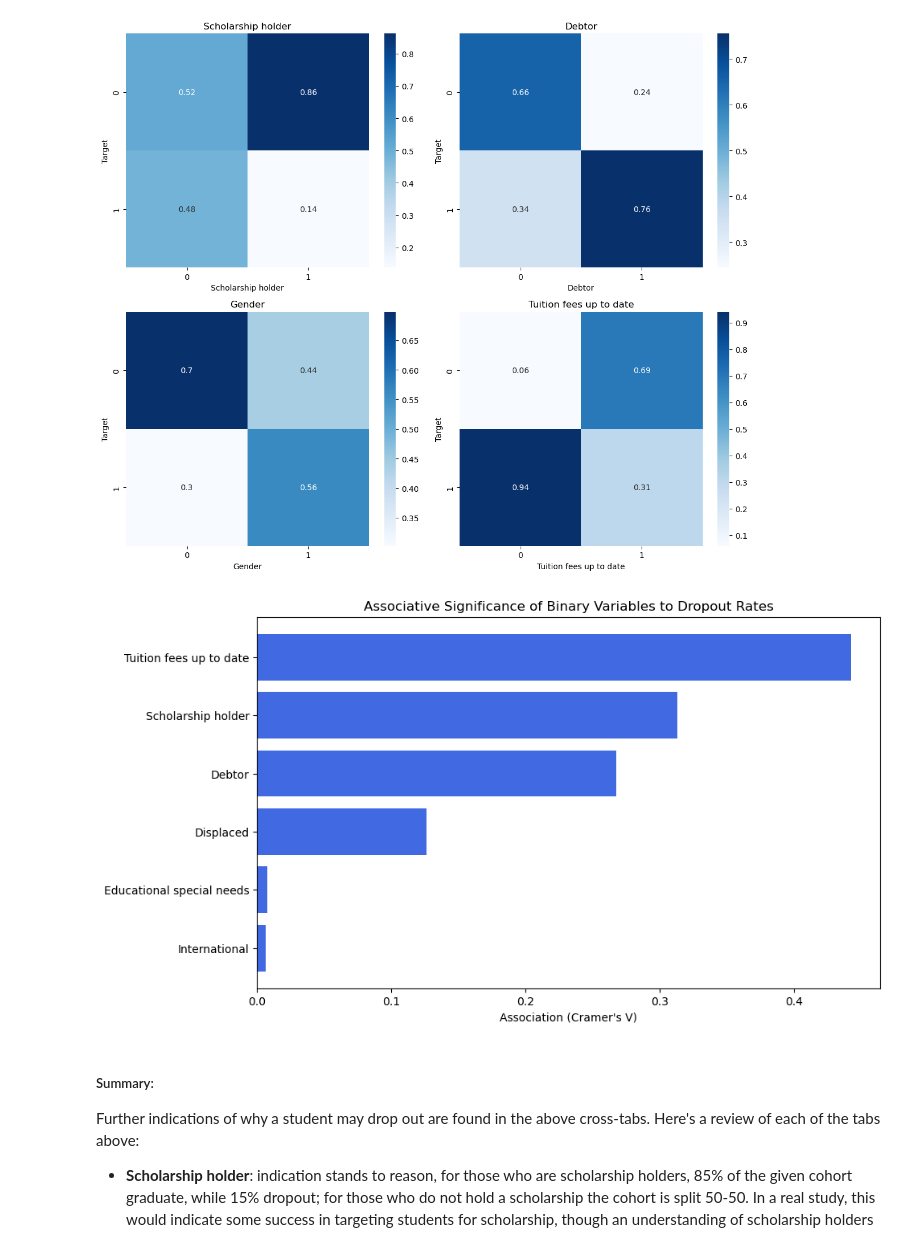
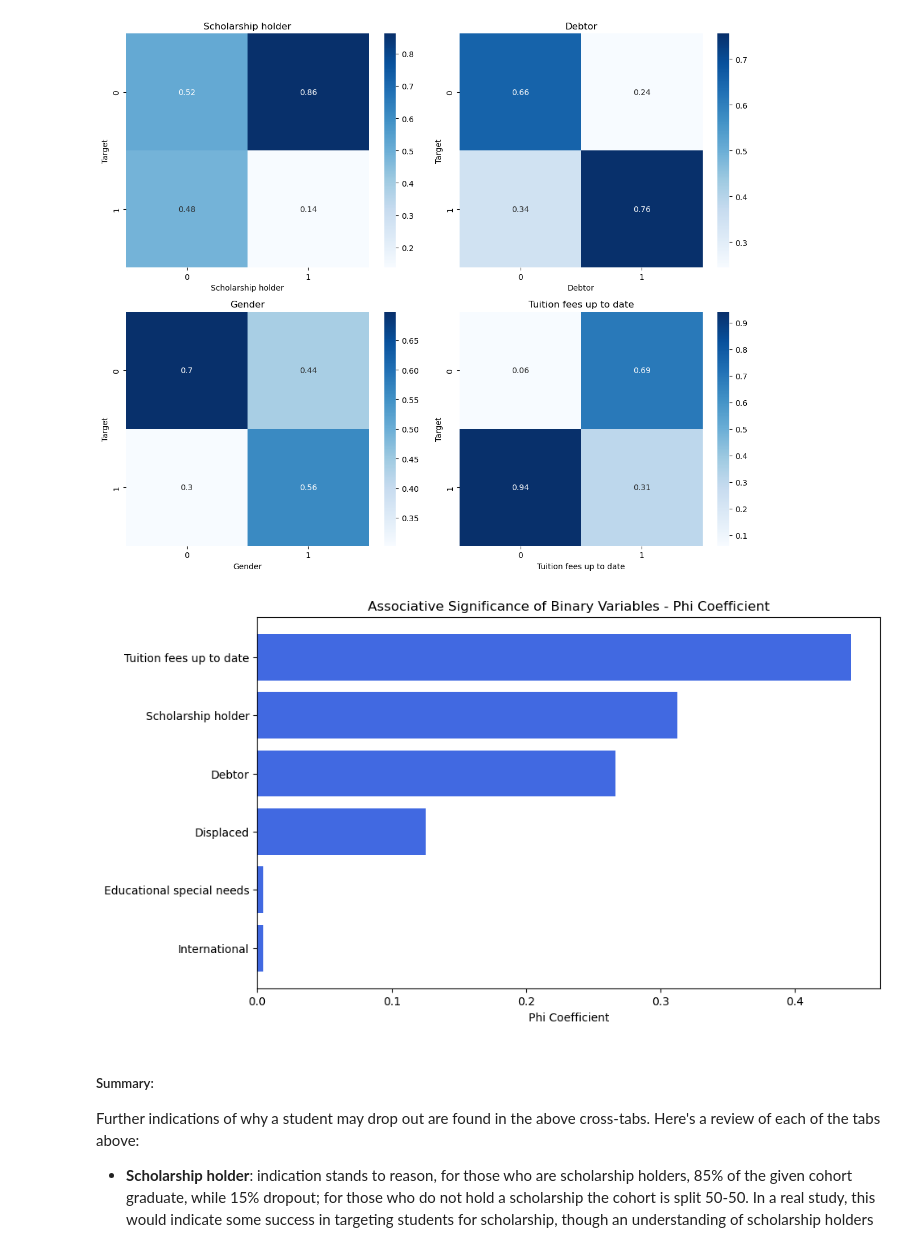
Before and after one commit to Kevin-Kwasnik/student-dropout-prediction, a Jupyter notebook: 2.Analysis/EDA.ipynb, the cells around one changed output. Cells and saved outputs as stored; diff of their text form; code cells hidden in the pictures.

Commit message:
phi - cramer's in correct location

```diff
--- a/2.Analysis/EDA.ipynb
+++ b/2.Analysis/EDA.ipynb
@@ -367,37 +367,48 @@ plt.show()
 # %% [output]
 [figure]
 # %%
+columns = []
+chi2_stats = []
+p_values = []
+n_obs = []
+phi = []
 
-# Create empty lists to store results
-columns = []
-associations = []
-
-# Loop through binary columns
-for col in data_type_mapping[(data_type_mapping['Data Type'] == 'Binary') & (data_type_mapping.Column != 'Target')]['Column']:
+# Loop through categorical columns
+for col in data_type_mapping[(data_type_mapping['Data Type'] == 'Binary') & (data_type_mapping['Column']!='Target')]['Column']:
+    # Perform chi2_contingency test
     table = student_data_filt.groupby(['Target', col]).size().unstack(fill_value=0)
-    association_value = association(table, 'cramer')
+    n = table.sum().sum()
+    chi2_stat, p_value, dof, expected = chi2_contingency(table)
 
     # Store results in lists
     columns.append(col)
-    associations.append(association_value)
+    chi2_stats.append(chi2_stat)
+    p_values.append(p_value)
+    n_obs.append(n)
+    phi.append(np.sqrt(chi2_stat / n))
 
 # Create a DataFrame for plotting
 results_df = pd.DataFrame({
     'Column': columns,
-    'Association': associations
+    'Chi2 Stat': chi2_stats,
+    'P-value': p_values,
+    'Num Observations': n_obs,
+    'Phi Coefficient': phi
 })
 
-# Sort the DataFrame by association in descending order
-results_df = results_df.sort_values(by='Association', ascending=True)
+
+# Sort the DataFrame by P-value in ascending order
+results_df = results_df.sort_values(by='Phi Coefficient', ascending= True)
 
 # Plot the results
 plt.figure(figsize=(10, 6))
-plt.barh(results_df['Column'], results_df['Association'], color='royalblue')
-plt.xlabel('Association (Cramer\'s V)')
-plt.title('Associative Significance of Binary Variables to Dropout Rates')
+plt.barh(results_df['Column'], results_df['Phi Coefficient'], color='royalblue')
+#plt.xscale('log')  # Use log scale for better visualization if p-values vary widely
+plt.xlabel('Phi Coefficient')
+plt.title('Associative Significance of Binary Variables - Phi Coefficient')
 plt.show()
 # %% [output]
-[figure, old version]
+[figure, new version]
 # %% [markdown]
 ##### Summary:
 Further indications of why a student may drop out are found in the above cross-tabs. Here's a review of each of the tabs above:
```
Also changed, not shown: parts of 2 cells of this notebook.
